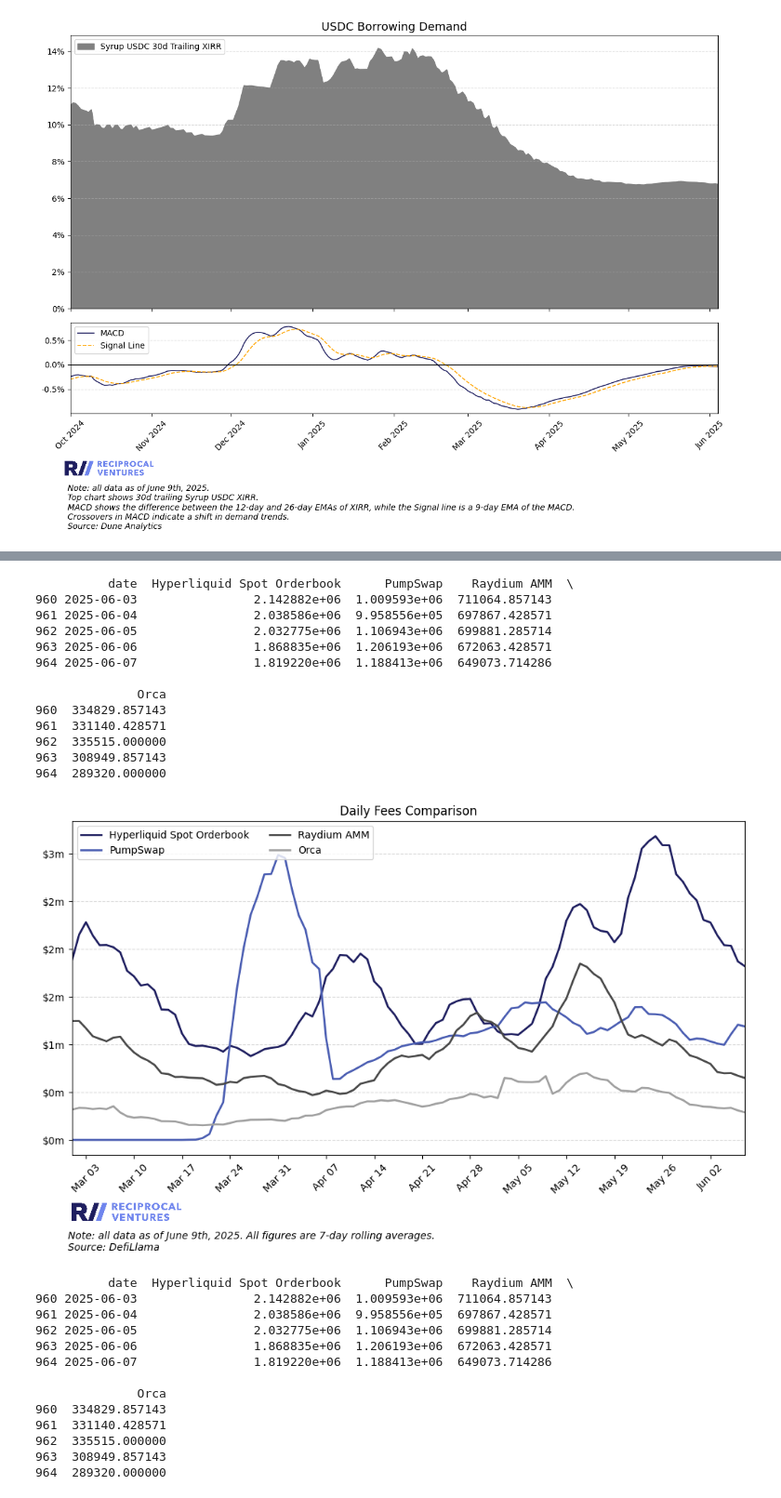
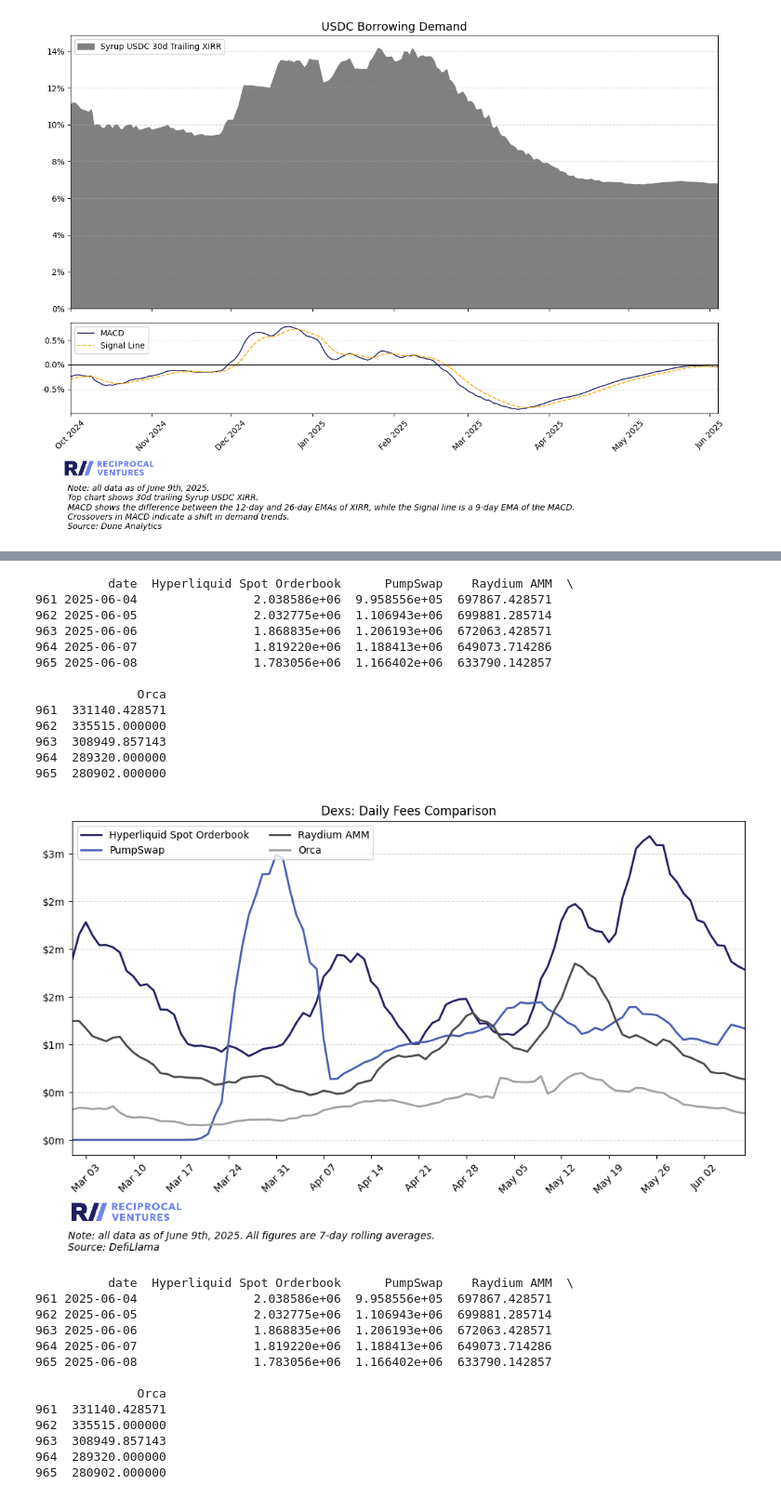
Before and after one commit to jimboevans/twitter-data-cuts, a Jupyter notebook: june-25-analysis.ipynb, the cells around one changed output, grey strips where cells are left out. Shown: that part at 93% size. Saved outputs shown, nothing was run; the diff lists cells and outputs as text; code cells hidden in the pictures.

```diff
--- a/june-25-analysis.ipynb
+++ b/june-25-analysis.ipynb
@@ -285,8 +289,9 @@ def top_n_protocols_by_category(metric, category, start_date, n):
 # Call the function
 metric = 'dailyFees' # 'dailyFees' or 'dailyRevenue'
 category = 'Dexs'
-start_date = '2025-03-01'
+start_date = '2025-04-01'
+end_date = today
 n = 10 # number of protocols to show, max is number pulled down in the raw data
 
-top_n_protocols_by_category(metric, category, start_date, n)
+top_n_protocols_by_category(metric, category, start_date, end_date, n)
 # %% [output]
@@ -311,6 +316,6 @@ top_n_protocols_by_category(metric, category, start_date, n)
 # %%
 # Function compare fees or revenue for a subsect of assets
-def compare_assets(metric, category, breakout_assets, start_date):
+def compare_assets(metric, category, breakout_assets, start_date, end_date):
     with open(f'raw-data/defillama-raw-data/{metric}_data/top-protocols-{category}.json', 'r') as f:
         protocols = json.load(f)
 
@@ -323,6 +328,9 @@ def compare_assets(metric, category, breakout_assets, start_date):
     df_master = None
 
     compare_dict = {}
+
+    start_date_dt = pd.to_datetime(start_date)
+    end_date_dt = pd.to_datetime(end_date) - pd.Timedelta(days=1)
 
     for raw_id, asset in protocols.items():
         if asset in breakout_assets:
@@ -347,8 +355,9 @@ def compare_assets(metric, category, breakout_assets, start_date):
             df_master.fillna(0, inplace=True)
 
     # Filter by appropriate dates
-    df_master = df_master[df_master['date'] >= start_date]
-    df_master = df_master[df_master['date'] < (datetime.today() - timedelta(days=(1))).strftime('%Y-%m-%d')]
+    df_master = df_master.loc[(df_master['date'] >= start_date_dt) &
+    (df_master['date'] < end_date_dt)
+    ]
 
     # Sort your master dataframe by date
     df_master = df_master.sort_values('date')
@@ -389,9 +398,9 @@ def compare_assets(metric, category, breakout_assets, start_date):
     ax.margins(x=0)
     plt.figtext(0.12, -0.11, f"Note: all data as of {date}. \nSource: DefiLlama", ha='left', fontsize=10, style='italic')
     if metric == 'dailyFees':
-        ax.set_title(f'Daily Fees Comparison')
+        ax.set_title(f'{category}: Daily Fees Comparison')
     if metric == 'dailyRevenue':
-        ax.set_title(f'Daily Revenue Comparison')
+        ax.set_title(f'{category}: Daily Revenue Comparison')
 
     # Save plot
     if not os.path.exists("plots"):
@@ -405,8 +414,9 @@ def compare_assets(metric, category, breakout_assets, start_date):
 metric = 'dailyFees' # 'dailyFees' or 'dailyRevenue'
 category = 'Dexs'
 start_date = '2025-03-01'
+end_date = today
 breakout_assets = ['Hyperliquid Spot Orderbook', 'PumpSwap', 'Raydium AMM', 'Orca']
 
-compare_assets(metric, category, breakout_assets, start_date)
+compare_assets(metric, category, breakout_assets, start_date, end_date)
 # %% [output]
           date  Hyperliquid Spot Orderbook   PumpSwap  Raydium AMM      Orca
@@ -425,6 +435,6 @@ compare_assets(metric, category, breakout_assets, start_date)
 # %%
 # Function compare fees or revenue for a subsect of assets
-def compare_assets(metric, category, breakout_assets, start_date):
+def compare_assets(metric, category, breakout_assets, start_date, end_date):
     with open(f'raw-data/defillama-raw-data/{metric}_data/top-protocols-{category}.json', 'r') as f:
         protocols = json.load(f)
 
@@ -437,6 +447,9 @@ def compare_assets(metric, category, breakout_assets, start_date):
     df_master = None
 
     compare_dict = {}
+
+    start_date_dt = pd.to_datetime(start_date)
+    end_date_dt = pd.to_datetime(end_date) - pd.Timedelta(days=1)
 
     for raw_id, asset in protocols.items():
         if asset in breakout_assets:
@@ -462,8 +475,9 @@ def compare_assets(metric, category, breakout_assets, start_date):
             df_master.fillna(0, inplace=True)
 
     # Filter by appropriate dates
-    df_master = df_master[df_master['date'] >= start_date]
-    df_master = df_master[df_master['date'] < (datetime.today() - timedelta(days=(1))).strftime('%Y-%m-%d')]
+    df_master = df_master.loc[(df_master['date'] >= start_date_dt) &
+    (df_master['date'] < end_date_dt)
+    ]
 
     # Sort your master dataframe by date
     df_master = df_master.sort_values('date')
@@ -501,9 +515,9 @@ def compare_assets(metric, category, breakout_assets, start_date):
     ax.margins(x=0)
     plt.figtext(0.12, -0.11, f"Note: all data as of {date}. All figures are 7-day rolling averages.\nSource: DefiLlama", ha='left', fontsize=10, style='italic')
     if metric == 'dailyFees':
-        ax.set_title(f'Daily Fees Comparison')
+        ax.set_title(f'{category}: Daily Fees Comparison')
     if metric == 'dailyRevenue':
-        ax.set_title(f'Daily Revenue Comparison')
+        ax.set_title(f'{category}: Daily Revenue Comparison')
 
     # Save plot
     if not os.path.exists("plots"):
@@ -515,36 +529,37 @@ def compare_assets(metric, category, breakout_assets, start_date):
 # %%
 # Call the function
 metric = 'dailyFees' # 'dailyFees' or 'dailyRevenue'
 category = 'Dexs'
 start_date = '2025-03-01'
+end_date = today
 breakout_assets = ['Hyperliquid Spot Orderbook', 'PumpSwap', 'Raydium AMM', 'Orca']
 
-compare_assets(metric, category, breakout_assets, start_date)
+compare_assets(metric, category, breakout_assets, start_date, end_date)
 # %% [output]
           date  Hyperliquid Spot Orderbook      PumpSwap    Raydium AMM  \
-960 2025-06-03                2.142882e+06  1.009593e+06  711064.857143
 961 2025-06-04                2.038586e+06  9.958556e+05  697867.428571
 962 2025-06-05                2.032775e+06  1.106943e+06  699881.285714
 963 2025-06-06                1.868835e+06  1.206193e+06  672063.428571
 964 2025-06-07                1.819220e+06  1.188413e+06  649073.714286
+965 2025-06-08                1.783056e+06  1.166402e+06  633790.142857
 
               Orca
-960  334829.857143
 961  331140.428571
 962  335515.000000
 963  308949.857143
 964  289320.000000
+965  280902.000000
-[figure, old version]
+[figure, new version]
           date  Hyperliquid Spot Orderbook      PumpSwap    Raydium AMM  \
-960 2025-06-03                2.142882e+06  1.009593e+06  711064.857143
 961 2025-06-04                2.038586e+06  9.958556e+05  697867.428571
 962 2025-06-05                2.032775e+06  1.106943e+06  699881.285714
 963 2025-06-06                1.868835e+06  1.206193e+06  672063.428571
 964 2025-06-07                1.819220e+06  1.188413e+06  649073.714286
+965 2025-06-08                1.783056e+06  1.166402e+06  633790.142857
 
               Orca
-960  334829.857143
 961  331140.428571
 962  335515.000000
 963  308949.857143
 964  289320.000000
+965  280902.000000
```
Also changed, not shown: parts of 3 cells of this notebook, 3 other files.
